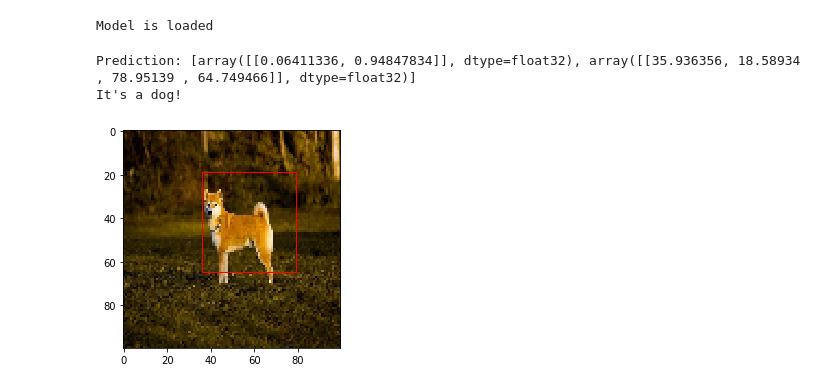
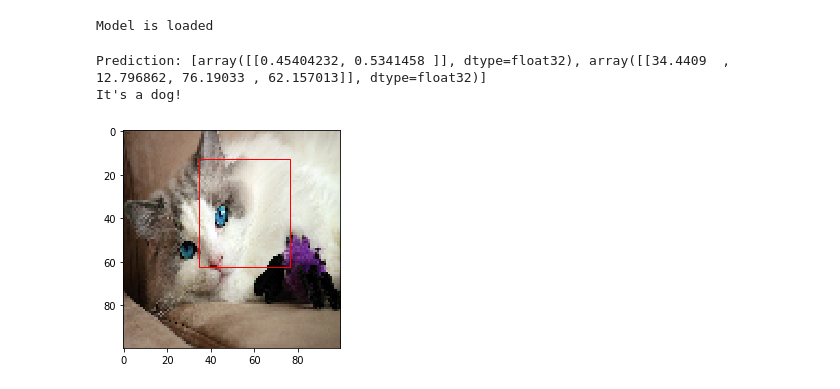
Before and after one commit to MJimitater/Object-Detection, a Jupyter notebook: Dogs_vs_Cats_Localization_functional.ipynb, the cells around one changed output. Drawn from its saved outputs; the diff is of its cells as text; code cells hidden in the pictures.

```diff
--- a/Dogs_vs_Cats_Localization_functional.ipynb
+++ b/Dogs_vs_Cats_Localization_functional.ipynb
@@ -469,11 +470,11 @@ def prediction(path_to_test_image, resized_width, resized_height):
     ax.add_patch(rect)
 # %%
 #Specify path to a test image:
-path_to_test_image = "/images/shiba_inu_51.jpg"
+path_to_test_image = "/images/Ragdoll_63.jpg"
 
 #Call prediction function:
 prediction(path_to_test_image, resized_width, resized_height)
 # %% [output]
-Prediction: [array([[0.06411336, 0.94847834]], dtype=float32), array([[35.936356, 18.58934 , 78.95139 , 64.749466]], dtype=float32)]
+Prediction: [array([[0.45404232, 0.5341458 ]], dtype=float32), array([[34.4409  , 12.796862, 76.19033 , 62.157013]], dtype=float32)]
 It's a dog!
-[figure, old version]
+[figure, new version]
```
Also changed, not shown: parts of 4 cells of this notebook.
